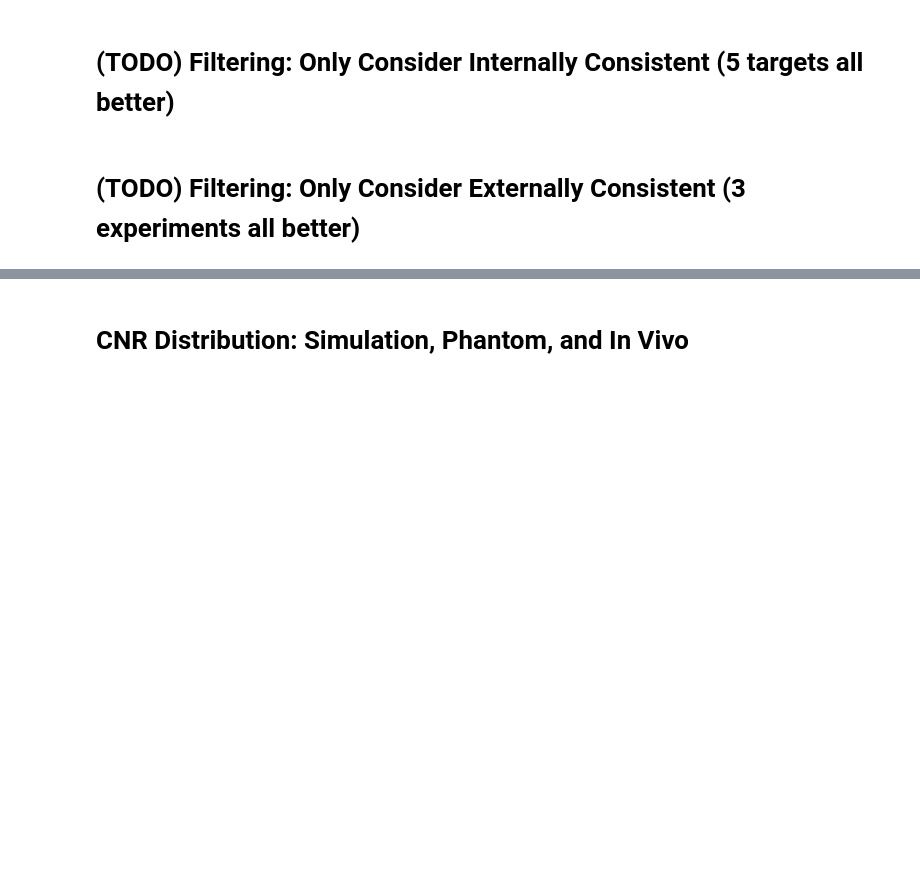
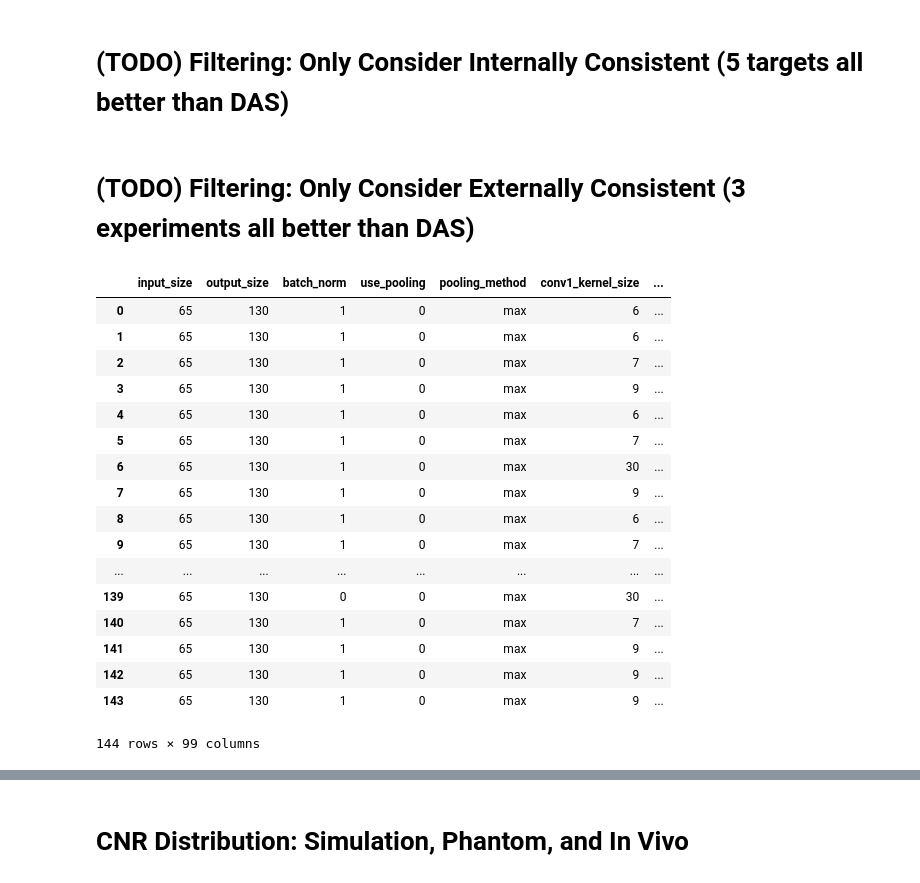
Before and after one commit to zhanwenchen/beam_nn, a Jupyter notebook: notebooks/Consistency Analysis.ipynb, the cells around one changed output, grey strips where cells are left out. Saved outputs shown, nothing was run; the diff lists cells and outputs as text; code cells hidden in the pictures; blank space fills up the shorter version.

```diff
--- a/notebooks/Consistency Analysis.ipynb
+++ b/notebooks/Consistency Analysis.ipynb
@@ -28,4 +11,25 @@ speckle_stats_dnn = [[ 2.0510e+00]
 # %% [markdown]
-# (TODO) Filtering: Only Consider Internally Consistent (5 targets all better)
+# (TODO) Filtering: Only Consider Internally Consistent (5 targets all better than DAS)
 # %% [markdown]
-# (TODO) Filtering: Only Consider Externally Consistent (3 experiments all better)
+# (TODO) Filtering: Only Consider Externally Consistent (3 experiments all better than DAS)
+# %%
+df
+# %% [output]
+|  | input_size | output_size | batch_norm | use_pooling | pooling_method | conv1_kernel_size | ... |
+| 0 | 65 | 130 | 1 | 0 | max | 6 | ... |
+| 1 | 65 | 130 | 1 | 0 | max | 6 | ... |
+| 2 | 65 | 130 | 1 | 0 | max | 7 | ... |
+| 3 | 65 | 130 | 1 | 0 | max | 9 | ... |
+| 4 | 65 | 130 | 1 | 0 | max | 6 | ... |
+| 5 | 65 | 130 | 1 | 0 | max | 7 | ... |
+| 6 | 65 | 130 | 1 | 0 | max | 30 | ... |
+| 7 | 65 | 130 | 1 | 0 | max | 9 | ... |
+| 8 | 65 | 130 | 1 | 0 | max | 6 | ... |
+| 9 | 65 | 130 | 1 | 0 | max | 7 | ... |
+| ... | ... | ... | ... | ... | ... | ... | ... |
+| 139 | 65 | 130 | 0 | 0 | max | 30 | ... |
+| 140 | 65 | 130 | 1 | 0 | max | 7 | ... |
+| 141 | 65 | 130 | 1 | 0 | max | 9 | ... |
+| 142 | 65 | 130 | 1 | 0 | max | 9 | ... |
+| 143 | 65 | 130 | 1 | 0 | max | 9 | ... |
+144 rows × 99 columns
```
Also changed, not shown: parts of 32 cells of this notebook.
